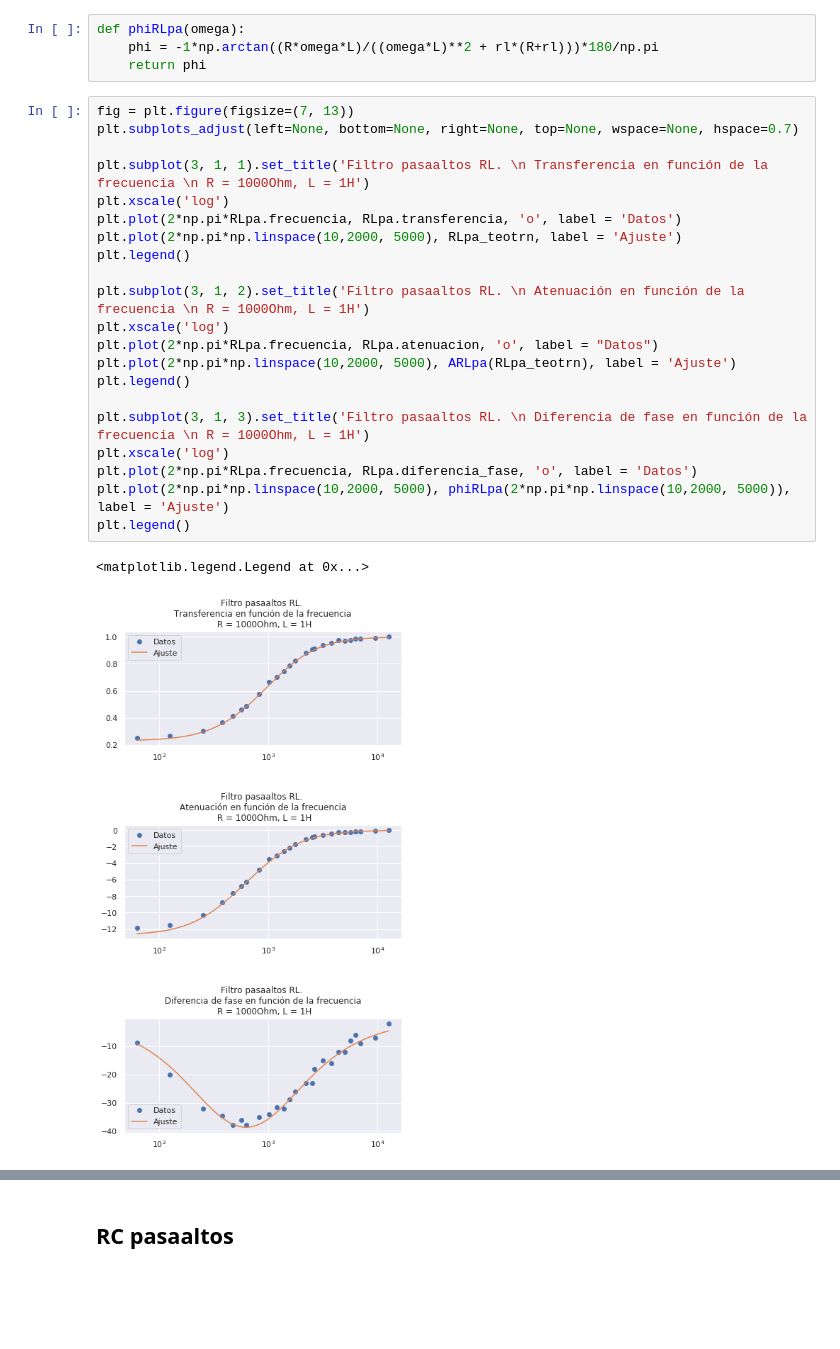
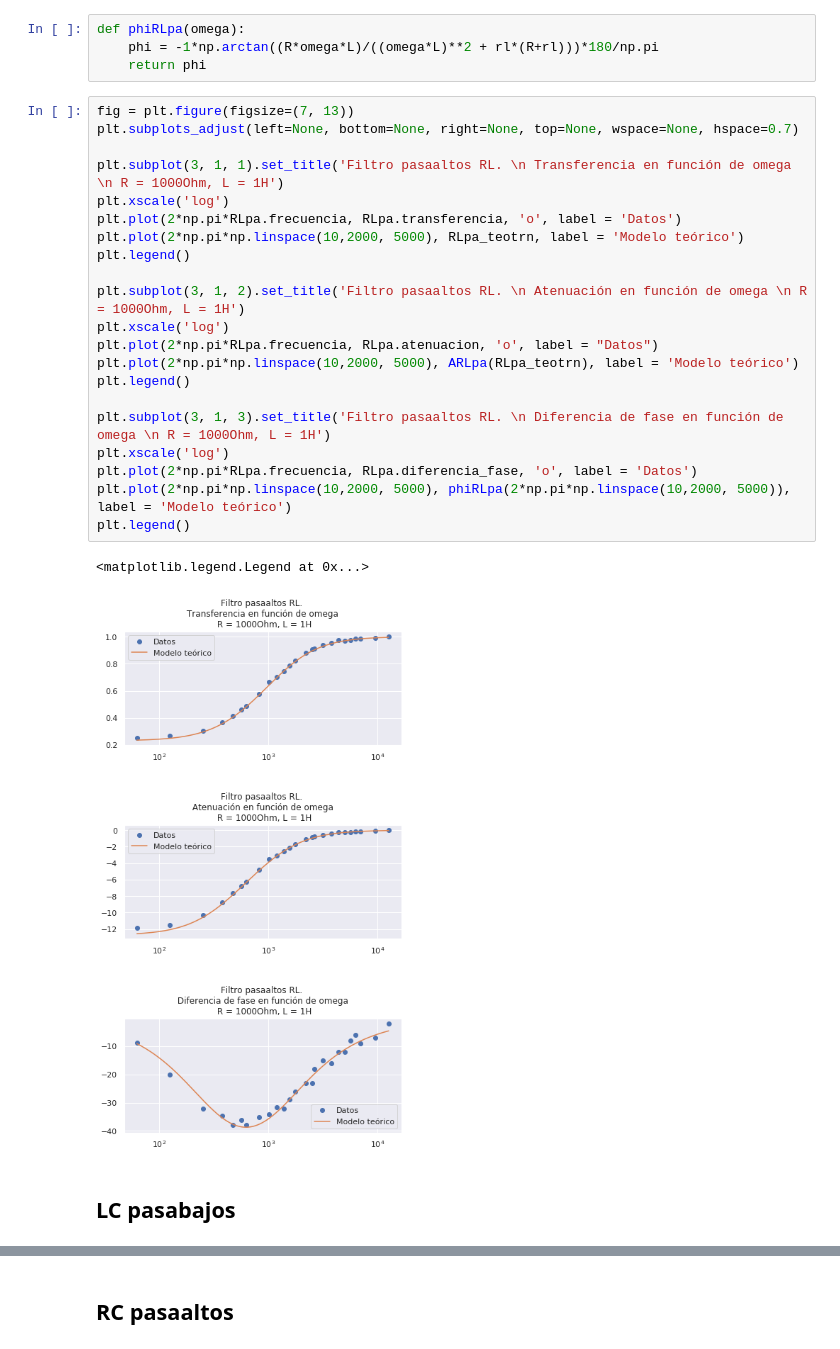
Before and after one commit to mercedesabril/Laboratorio3, a Jupyter notebook: Informe2/Informe2.ipynb, the cells around one changed output, grey strips where cells are left out. Drawn from its saved outputs; the diff is of its cells as text; blank space fills up the shorter version.

Commit message:
Hasta LC pasaaltos

```diff
--- a/Informe2/Informe2.ipynb
+++ b/Informe2/Informe2.ipynb
@@ -388,24 +388,26 @@ def phiRLpa(omega):
 # %%
 fig = plt.figure(figsize=(7, 13))
 plt.subplots_adjust(left=None, bottom=None, right=None, top=None, wspace=None, hspace=0.7)
 
-plt.subplot(3, 1, 1).set_title('Filtro pasaaltos RL. \n Transferencia en función de la frecuencia \n R = 1000Ohm, L = 1H')
+plt.subplot(3, 1, 1).set_title('Filtro pasaaltos RL. \n Transferencia en función de omega \n R = 1000Ohm, L = 1H')
 plt.xscale('log')
 plt.plot(2*np.pi*RLpa.frecuencia, RLpa.transferencia, 'o', label = 'Datos')
-plt.plot(2*np.pi*np.linspace(10,2000, 5000), RLpa_teotrn, label = 'Ajuste')
+plt.plot(2*np.pi*np.linspace(10,2000, 5000), RLpa_teotrn, label = 'Modelo teórico')
 plt.legend()
 
-plt.subplot(3, 1, 2).set_title('Filtro pasaaltos RL. \n Atenuación en función de la frecuencia \n R = 1000Ohm, L = 1H')
+plt.subplot(3, 1, 2).set_title('Filtro pasaaltos RL. \n Atenuación en función de omega \n R = 1000Ohm, L = 1H')
 plt.xscale('log')
 plt.plot(2*np.pi*RLpa.frecuencia, RLpa.atenuacion, 'o', label = "Datos")
-plt.plot(2*np.pi*np.linspace(10,2000, 5000), ARLpa(RLpa_teotrn), label = 'Ajuste')
+plt.plot(2*np.pi*np.linspace(10,2000, 5000), ARLpa(RLpa_teotrn), label = 'Modelo teórico')
 plt.legend()
 
-plt.subplot(3, 1, 3).set_title('Filtro pasaaltos RL. \n Diferencia de fase en función de la frecuencia \n R = 1000Ohm, L = 1H')
+plt.subplot(3, 1, 3).set_title('Filtro pasaaltos RL. \n Diferencia de fase en función de omega \n R = 1000Ohm, L = 1H')
 plt.xscale('log')
 plt.plot(2*np.pi*RLpa.frecuencia, RLpa.diferencia_fase, 'o', label = 'Datos')
-plt.plot(2*np.pi*np.linspace(10,2000, 5000), phiRLpa(2*np.pi*np.linspace(10,2000, 5000)), label = 'Ajuste')
+plt.plot(2*np.pi*np.linspace(10,2000, 5000), phiRLpa(2*np.pi*np.linspace(10,2000, 5000)), label = 'Modelo teórico')
 plt.legend()
 # %% [output]
 <matplotlib.legend.Legend at 0x...>
-[figure, old version]
+[figure, new version]
+# %% [markdown]
+## LC pasabajos
```
Also changed, not shown: parts of 66 cells of this notebook.
